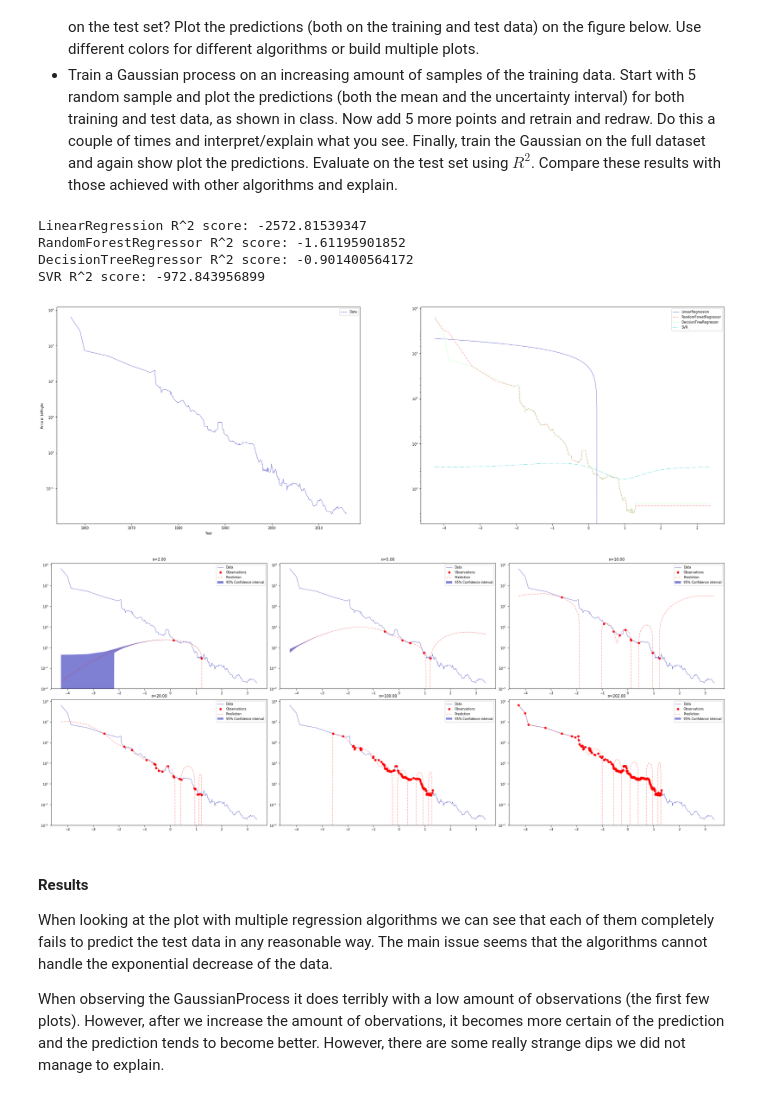
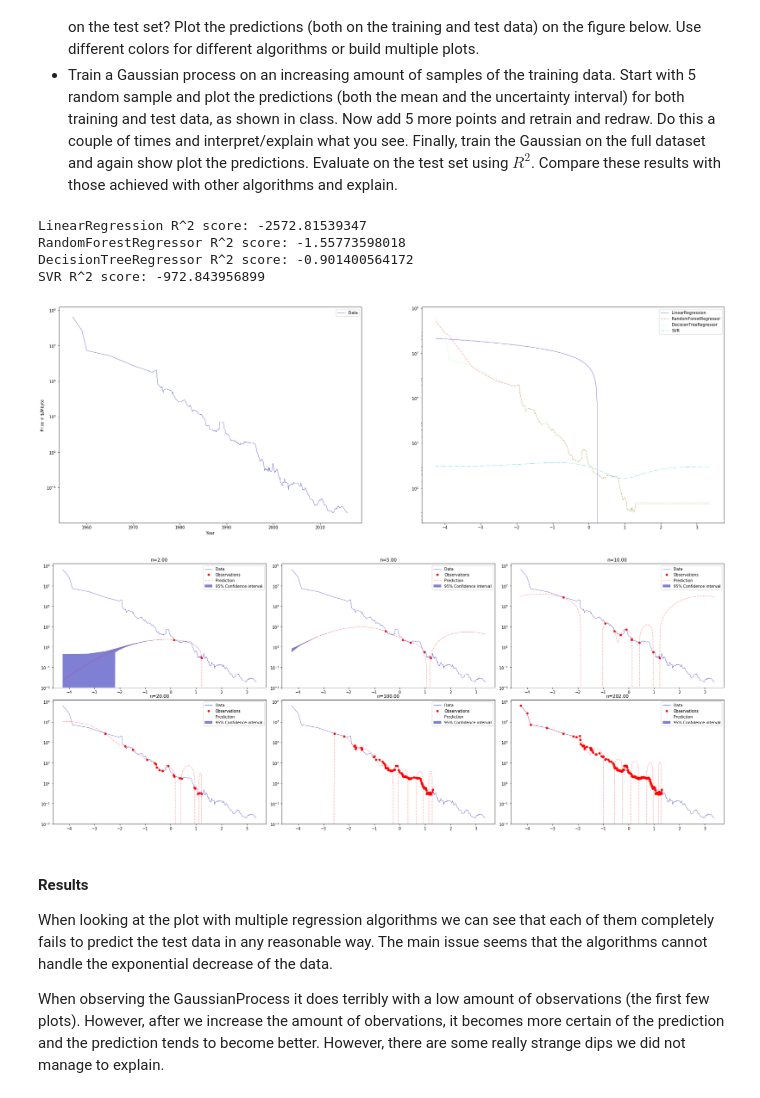
Before and after one commit to Zilarion/2IMW30-Assignment-1, a Jupyter notebook: Assignment 2.ipynb, the cells around one changed output. Drawn from its saved outputs; the diff is of its cells as text; code cells hidden in the pictures.

```diff
--- a/Assignment 2.ipynb
+++ b/Assignment 2.ipynb
@@ -426,37 +403,37 @@ axes[1].legend()
 fig2, ax2 = plt.subplots(2, 3, figsize=(25, 10))
 fig2.tight_layout()
 ax2= ax2.flatten()
 
 # Initialize a Gaussian process regressor
-reg = GaussianProcessRegressor(n_restarts_optimizer=9)
+reg = GaussianProcessRegressor(n_restarts_optimizer=25)
 
 i=0
 for sampleSize in [2, 5, 10, 20, 100, len(x_train)]:
     x_sample_train, y_sample_train = shuffle(x_train, y_train, random_state=1, n_samples=sampleSize)
     reg.fit(x_sample_train, y_sample_train)
     y_pred, sigma = reg.predict(data, return_std = True)
     y_pred = y_pred.flatten()
 
     ax2[i].set_title("n={:.2f}".format(sampleSize))
 
     ax2[i].plot(data, data_y, label="Data")
     ax2[i].plot(x_sample_train, y_sample_train, 'r.', markersize=10, label=u'Observations')
     ax2[i].plot(data, y_pred, label="Prediction")
     ax2[i].fill_between(data.flatten(),
                         y_pred - 1.9600 * sigma,
                         y_pred + 1.9600 * sigma,
                         alpha=0.5,
                         label="95% Confidence interval")
     ax2[i].set_yscale('log')
     ax2[i].legend()
     i += 1
 # %% [output]
 LinearRegression R^2 score: -2572.81539347
-RandomForestRegressor R^2 score: -1.61195901852
+RandomForestRegressor R^2 score: -1.55773598018
 DecisionTreeRegressor R^2 score: -0.901400564172
 SVR R^2 score: -972.843956899
-[figure, old version]
+[figure, new version]
-[figure, old version]
+[figure, new version]
 # %% [markdown]
 #### Results
 When looking at the plot with multiple regression algorithms we can see that each of them completely fails to predict the test data in any reasonable way. The main issue seems that the algorithms cannot handle the exponential decrease of the data.
```
Also changed, not shown: parts of 3 cells of this notebook.
